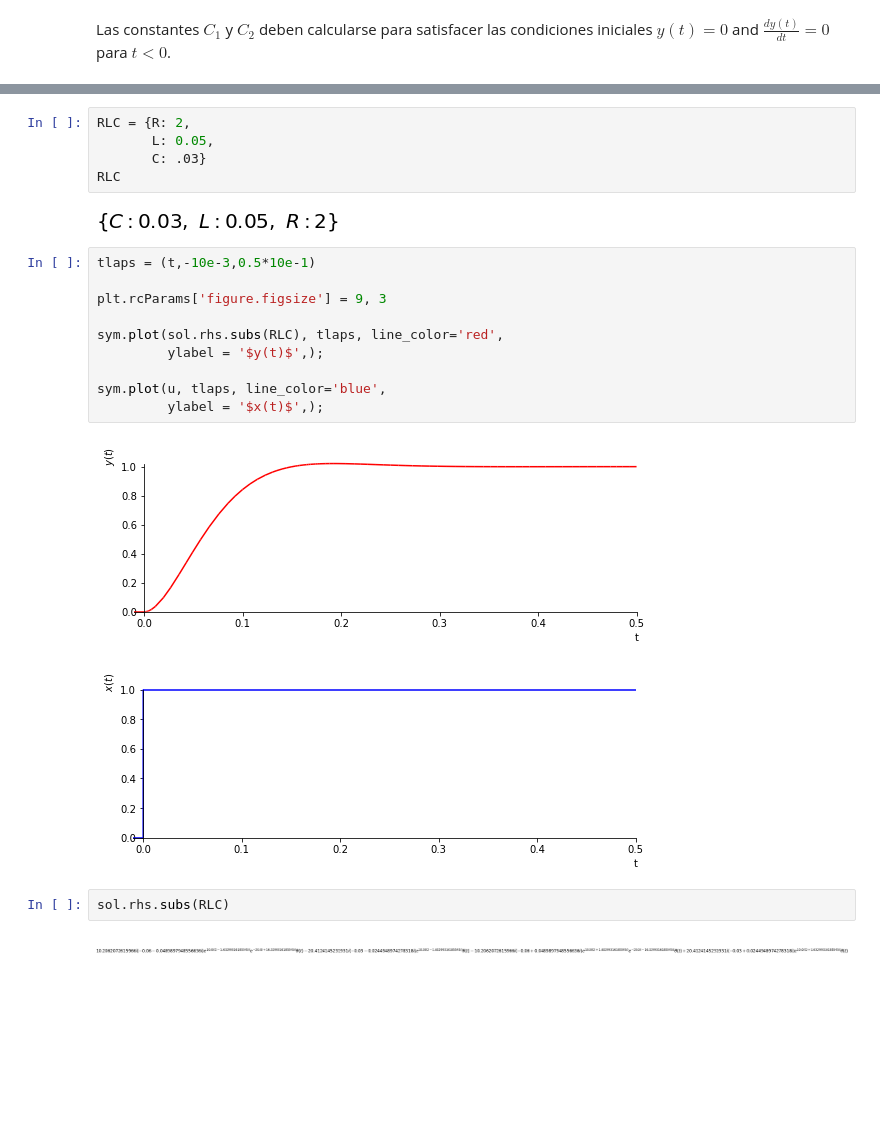
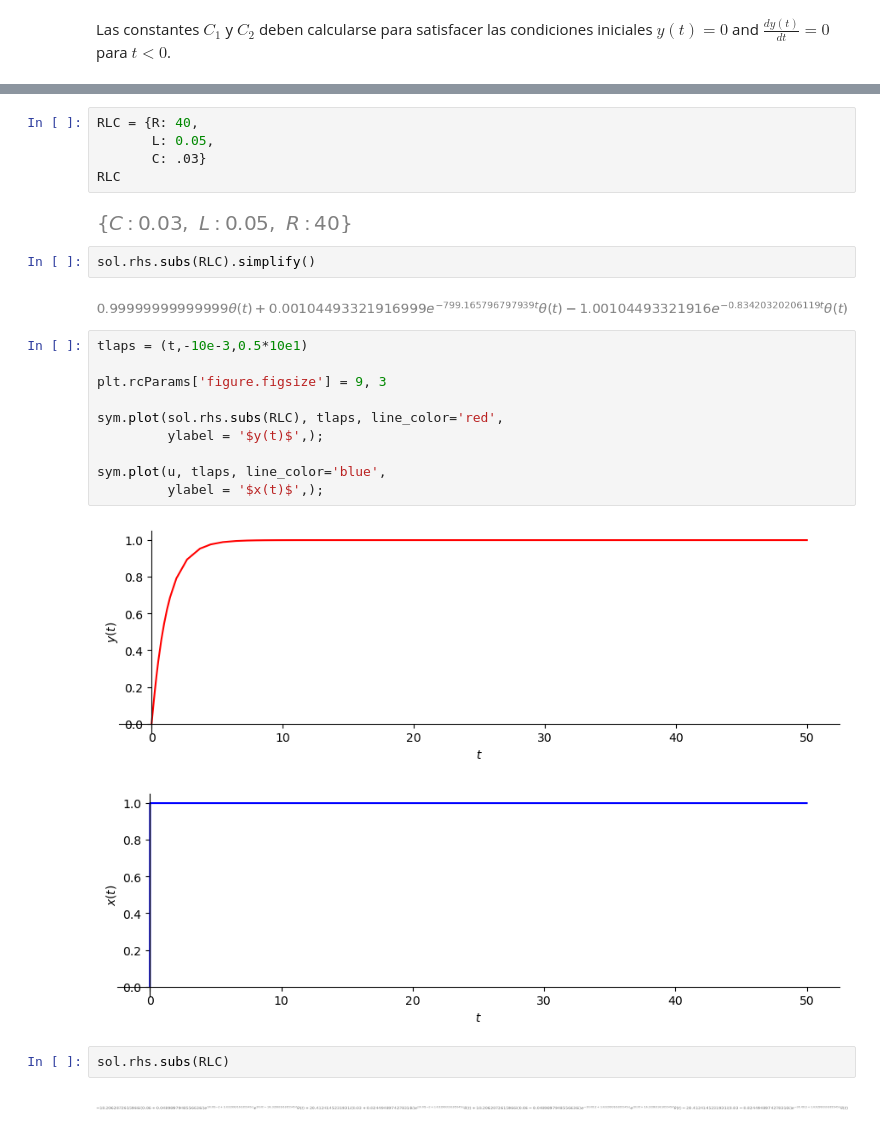
Before and after one commit to pierrediazp/Se-ales_y_Sistemas, a Jupyter notebook: CircuitoRLC.ipynb, the cells around one changed output, grey strips where cells are left out. Cells and saved outputs as stored; diff of their text form; blank space fills up the shorter version.

```diff
--- a/CircuitoRLC.ipynb
+++ b/CircuitoRLC.ipynb
@@ -106,12 +106,16 @@ $\displaystyle y{\left(t \right)} = - \frac{\left(\begin{cases} \begin{cases} \f
 # %%
-RLC = {R: 2,
+RLC = {R: 40,
        L: 0.05,
        C: .03}
 RLC
 # %% [output]
-[figure, old version]
+[figure, new version]
+# %%
+sol.rhs.subs(RLC).simplify()
+# %% [output]
+[figure, added]
 # %%
-tlaps = (t,-10e-3,0.5*10e-1)
+tlaps = (t,-10e-3,0.5*10e1)
 
 plt.rcParams['figure.figsize'] = 9, 3
 
@@ -121,9 +125,9 @@ sym.plot(sol.rhs.subs(RLC), tlaps, line_color='red',
 sym.plot(u, tlaps, line_color='blue',
          ylabel = '$x(t)$',);
 # %% [output]
-[figure, old version]
+[figure, new version]
-[figure, old version]
+[figure, new version]
 # %%
 sol.rhs.subs(RLC)
 # %% [output]
-[figure, old version]
+[figure, new version]
```
Also changed, not shown: parts of 4 cells of this notebook, 6 other files.
